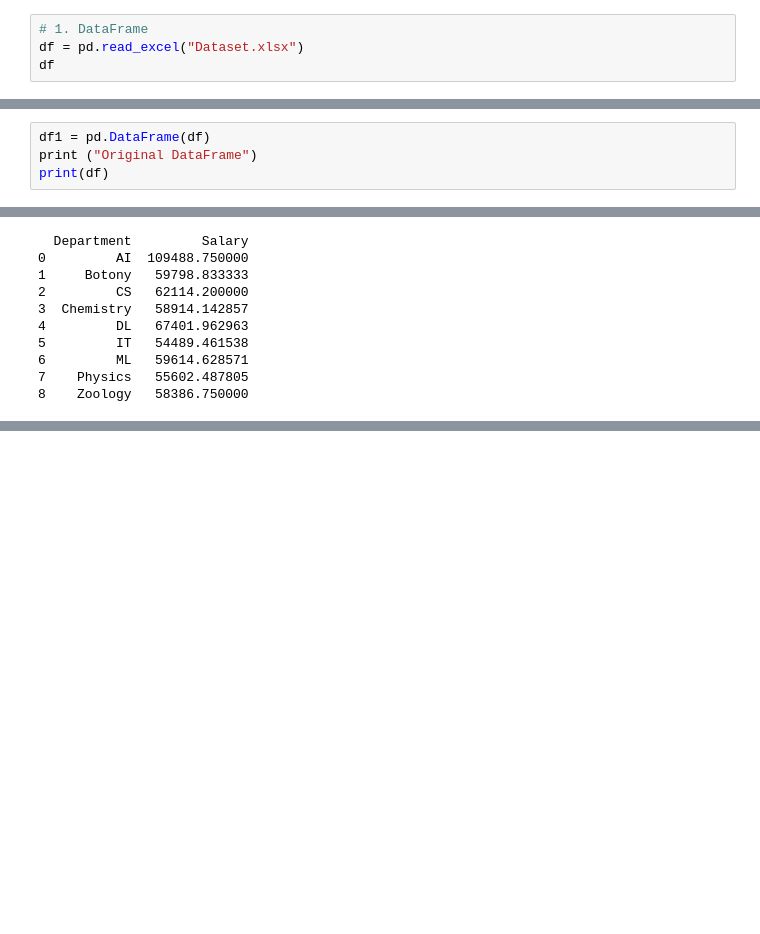
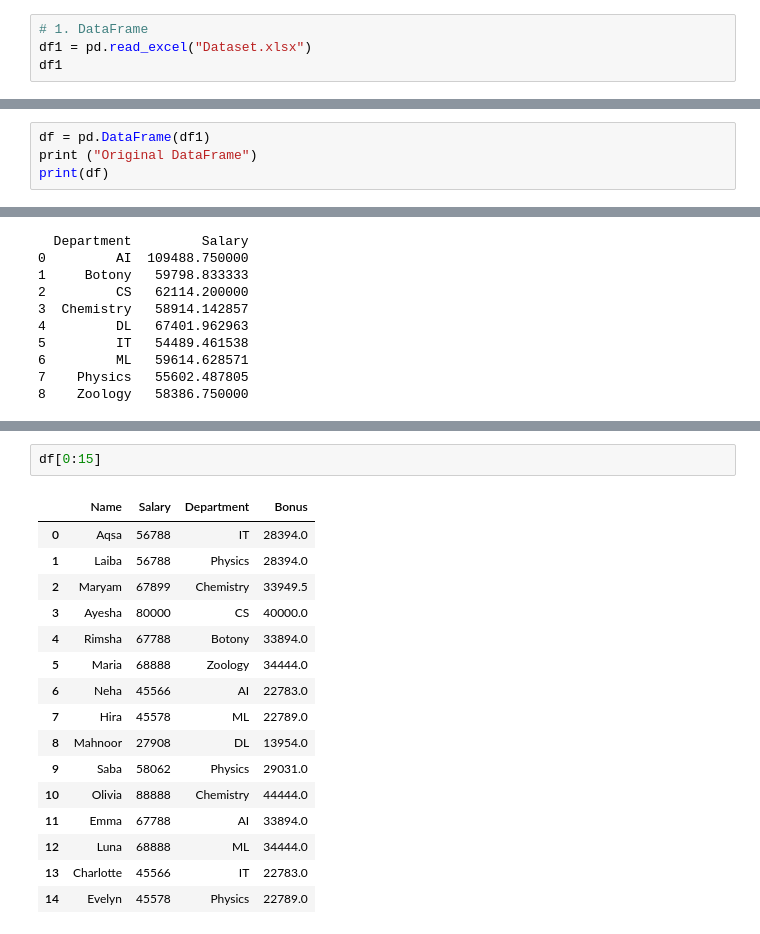
Before and after one commit to TouseefDataScientist/Artificialintelligence, a Jupyter notebook: pandasbyAqsa.ipynb, the cells around one changed output, grey strips where cells are left out. Cells and saved outputs as stored; diff of their text form; blank space fills up the shorter version.

```diff
--- a/pandasbyAqsa.ipynb
+++ b/pandasbyAqsa.ipynb
@@ -24,8 +27,8 @@ Requirement already satisfied: et-xmlfile in c:\users\dit\appdata\local\programs
 Note: you may need to restart the kernel to use updated packages.
 # %%
 # 1. DataFrame
-df = pd.read_excel("Dataset.xlsx")
-df
+df1 = pd.read_excel("Dataset.xlsx")
+df1
 # %% [output]
 |  | Name | Salary | Department |
 | 0 | Aqsa | 56788 | IT |
@@ -41,7 +44,7 @@ df
 | 198 | Georgia | 46778 | Chemistry |
 199 rows × 3 columns
 # %%
-df1 = pd.DataFrame(df)
+df = pd.DataFrame(df1)
 print ("Original DataFrame")
 print(df)
 # %% [output]
@@ -164,0 +275,19 @@ print(grouped_df)
+# %%
+df[0:15]
+# %% [output]
+|  | Name | Salary | Department | Bonus |
+| 0 | Aqsa | 56788 | IT | 28394.0 |
+| 1 | Laiba | 56788 | Physics | 28394.0 |
+| 2 | Maryam | 67899 | Chemistry | 33949.5 |
+| 3 | Ayesha | 80000 | CS | 40000.0 |
+| 4 | Rimsha | 67788 | Botony | 33894.0 |
+| 5 | Maria | 68888 | Zoology | 34444.0 |
+| 6 | Neha | 45566 | AI | 22783.0 |
+| 7 | Hira | 45578 | ML | 22789.0 |
+| 8 | Mahnoor | 27908 | DL | 13954.0 |
+| 9 | Saba | 58062 | Physics | 29031.0 |
+| 10 | Olivia | 88888 | Chemistry | 44444.0 |
+| 11 | Emma | 67788 | AI | 33894.0 |
+| 12 | Luna | 68888 | ML | 34444.0 |
+| 13 | Charlotte | 45566 | IT | 22783.0 |
+| 14 | Evelyn | 45578 | Physics | 22789.0 |
```
Also changed, not shown: parts of 33 cells of this notebook.
